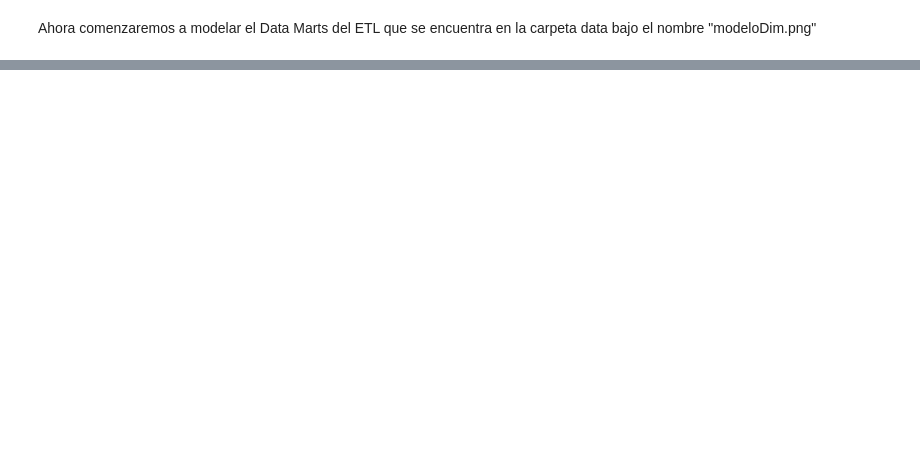
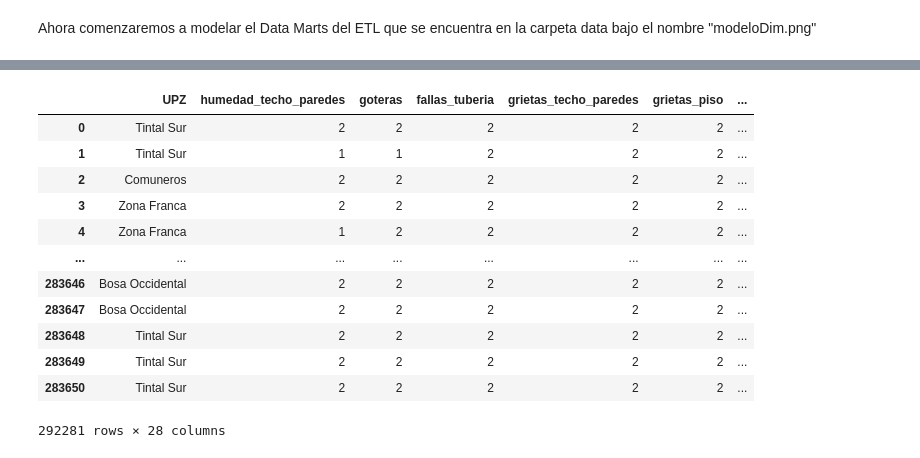
Before and after one commit to JMarts32/proyecto2BI, a Jupyter notebook: data.ipynb, the cells around one changed output, grey strips where cells are left out. Drawn from its saved outputs; the diff is of its cells as text; code cells hidden in the pictures; blank space fills up the shorter version.

```diff
--- a/data.ipynb
+++ b/data.ipynb
@@ -19,10 +19,8 @@ import pandas as pd
 import matplotlib.pyplot as plt
 import numpy as np
 # %%
-df_asma_2017 = pd.read_csv('./data/Asma_2017.csv')
-df_noAsma_2017 = pd.read_csv('./data/NoAsma_2017.csv')
 df_asma_2021 = pd.read_csv('./data/Asma_2021.csv', encoding='utf-8', encoding_errors='ignore')
-df_noAsma_2021 = pd.read_csv('./data/NoAsma_2021.csv', encoding='utf-8', encoding_errors='ignore')
+df_noAsma_2021 = pd.read_csv('./data/noAsma_2021.csv', encoding='utf-8', encoding_errors='ignore')
 # %% [markdown]
 De los datos cargados, gracias al analisis realizado y la investigacion dentro del diccionario proporcionado, se identificaron las siguientes variables que son relevantes para los requerimientos analiticos a realizar:
 * "NVCBP8A","NVCBP8B", "NVCBP8D","NVCBP8C","NVCBP8E", "NVCBP8F", "NVCBP8G", "NVCBP12", "NVCBP13", "NVCBP14A", "NVCBP14B", "NVCBP14C", "NVCBP14D", "NVCBP14E", "NVCBP14F", "NVCBP14G", "NVCBP14H", "NVCBP14I", "NVCBP14J", "NVCBP14K", "NVCBP15D", "NVCBP15E", "NVCBP15F", "NVCBP15H", "NPCEP16AB" los cuales hacen referencia a las siguientes definiciones de preguntas: "humedad_techo_paredes", "goteras", "fallas_tuberia", "grietas_techo_paredes", "grietas_piso", "tejas_mal_estado","ventilacion ,"material_exteriores", "material_pisos", "fabricas_c","basureros_c", "plazas_c", "terminal_c", "bares_c", "ollas_c", "lotes_oscuros_c", "central_e_c", "canos_c", "incendio_c", "talleres_c", "contaminacion_aire","malos_olores", "mal_uso_basuras","animales_molestos","localidad" respectivamente.
@@ -50,13 +65,27 @@ df_pregunta
 # %%
 # Ahora escogeremos las variables de los data frames que vamos a utiilzar
 df_2021 = df_2021[["NOMBRE_UPZ_GRUPO","NVCBP8A","NVCBP8B", "NVCBP8D","NVCBP8C","NVCBP8E", "NVCBP8F", "NVCBP8G", "NVCBP12", "NVCBP13", "NVCBP14A", "NVCBP14B", "NVCBP14C", "NVCBP14D", "NVCBP14E", "NVCBP14F", "NVCBP14G", "NVCBP14H", "NVCBP14I", "NVCBP14J", "NVCBP14K", "NVCBP15D", "NVCBP15E", "NVCBP15F", "NVCBP15H", "NPCEP16AB", "asma"]]
 
 # Ahora vamos a cambiar los valores de las variables para que sean mas entendibles
-df_2021.rename(columns={"NVCBP8A": "humedad_techo_paredes", "NVCBP8B": "goteras", "NVCBP8D": "fallas_tuberia", "NVCBP8C": "grietas_techo_paredes", "NVCBP8E": "grietas_piso", "NVCBP8F": "tejas_mal_estado", "NVCBP8G": "ventilacion","NVCBP12": "material_exteriores", "NVCBP13": "material_pisos","NVCBP14A": "fabricas_c", "NVCBP14B": "basureros_c", "NVCBP14C": "plazas_c", "NVCBP14D": "terminal_c", "NVCBP14E": "bares_c", "NVCBP14F": "ollas_c", "NVCBP14G": "lotes_oscuros_c", "NVCBP14H": "central_e_c", "NVCBP14I": "canos_c", "NVCBP14J": "incendio_c", "NVCBP14K": "talleres_c", "NVCBP15D": "contaminacion_aire", "NVCBP15E": "malos_olores", "NVCBP15F": "mal_uso_basuras", "NVCBP15H": "animales_molestos", "NPCEP16AB": "localidad"}, inplace=True)
+df_2021.rename(columns={"NOMBRE_UPZ_GRUPO":"UPZ","NVCBP8A": "humedad_techo_paredes", "NVCBP8B": "goteras", "NVCBP8D": "fallas_tuberia", "NVCBP8C": "grietas_techo_paredes", "NVCBP8E": "grietas_piso", "NVCBP8F": "tejas_mal_estado", "NVCBP8G": "ventilacion","NVCBP12": "material_exteriores", "NVCBP13": "material_pisos","NVCBP14A": "fabricas_c", "NVCBP14B": "basureros_c", "NVCBP14C": "plazas_c", "NVCBP14D": "terminal_c", "NVCBP14E": "bares_c", "NVCBP14F": "ollas_c", "NVCBP14G": "lotes_oscuros_c", "NVCBP14H": "central_e_c", "NVCBP14I": "canos_c", "NVCBP14J": "incendio_c", "NVCBP14K": "talleres_c", "NVCBP15D": "contaminacion_aire", "NVCBP15E": "malos_olores", "NVCBP15F": "mal_uso_basuras", "NVCBP15H": "animales_molestos", "NPCEP16AB": "localidad"}, inplace=True)
 df_2021['anio'] = 2021
 
 df_complete= df_2021
 df_complete
+# %% [output]
+|  | UPZ | humedad_techo_paredes | goteras | fallas_tuberia | grietas_techo_paredes | grietas_piso | ... |
+| 0 | Tintal Sur | 2 | 2 | 2 | 2 | 2 | ... |
+| 1 | Tintal Sur | 1 | 1 | 2 | 2 | 2 | ... |
+| 2 | Comuneros | 2 | 2 | 2 | 2 | 2 | ... |
+| 3 | Zona Franca | 2 | 2 | 2 | 2 | 2 | ... |
+| 4 | Zona Franca | 1 | 2 | 2 | 2 | 2 | ... |
+| ... | ... | ... | ... | ... | ... | ... | ... |
+| 283646 | Bosa Occidental | 2 | 2 | 2 | 2 | 2 | ... |
+| 283647 | Bosa Occidental | 2 | 2 | 2 | 2 | 2 | ... |
+| 283648 | Tintal Sur | 2 | 2 | 2 | 2 | 2 | ... |
+| 283649 | Tintal Sur | 2 | 2 | 2 | 2 | 2 | ... |
+| 283650 | Tintal Sur | 2 | 2 | 2 | 2 | 2 | ... |
+292281 rows × 28 columns
 # %%
 df_complete = df_complete.replace({'material_exteriores': {1:4,2:5,3:6,4:7,5:8,6:9,7:10,8:11,9:12}})
 df_complete = df_complete.replace({'material_pisos': {1:13,2:14,3:15,4:16,5:17,6:18,7:19}})
```
Also changed, not shown: parts of 16 cells of this notebook, 4 other files.
